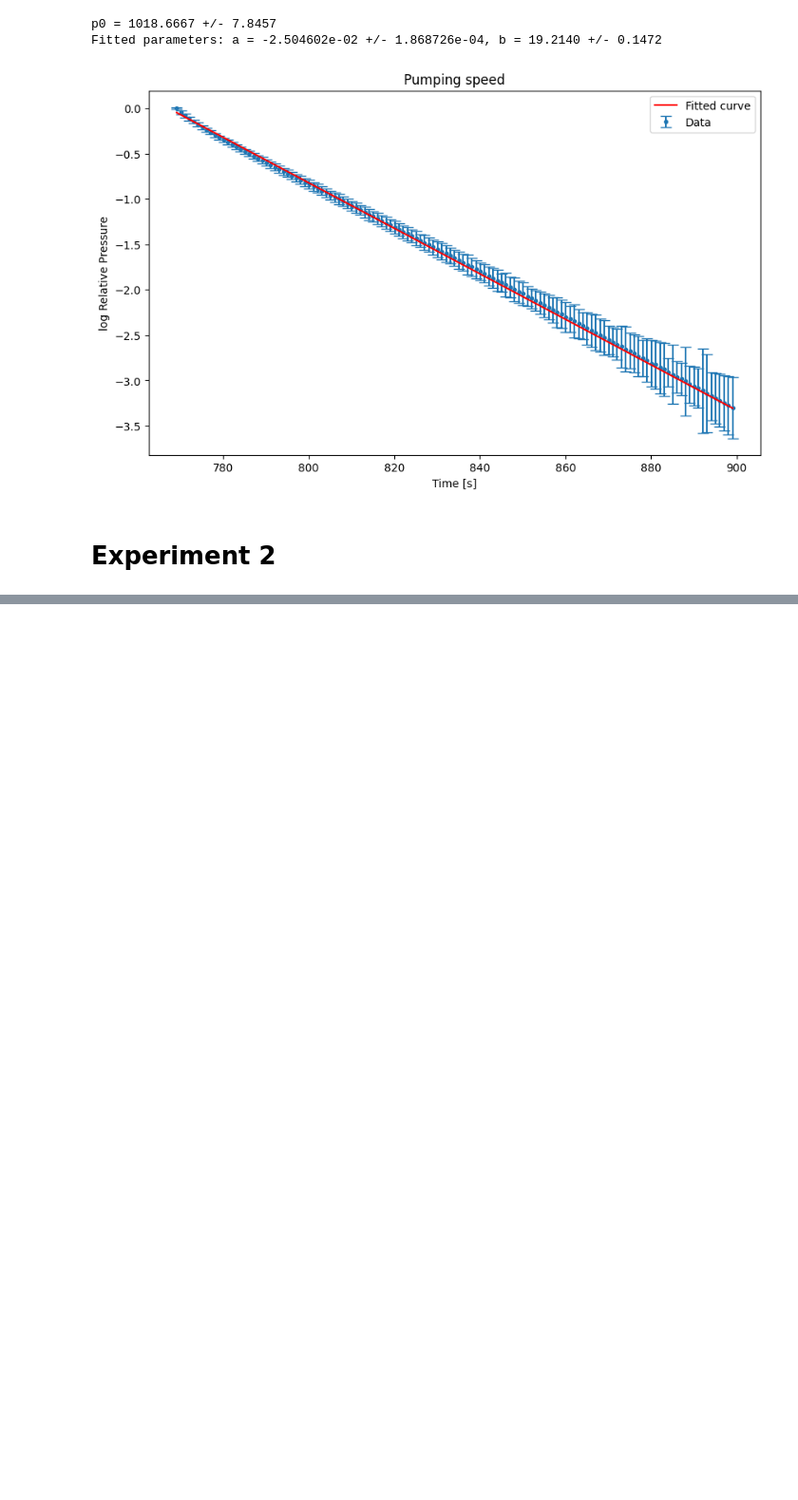
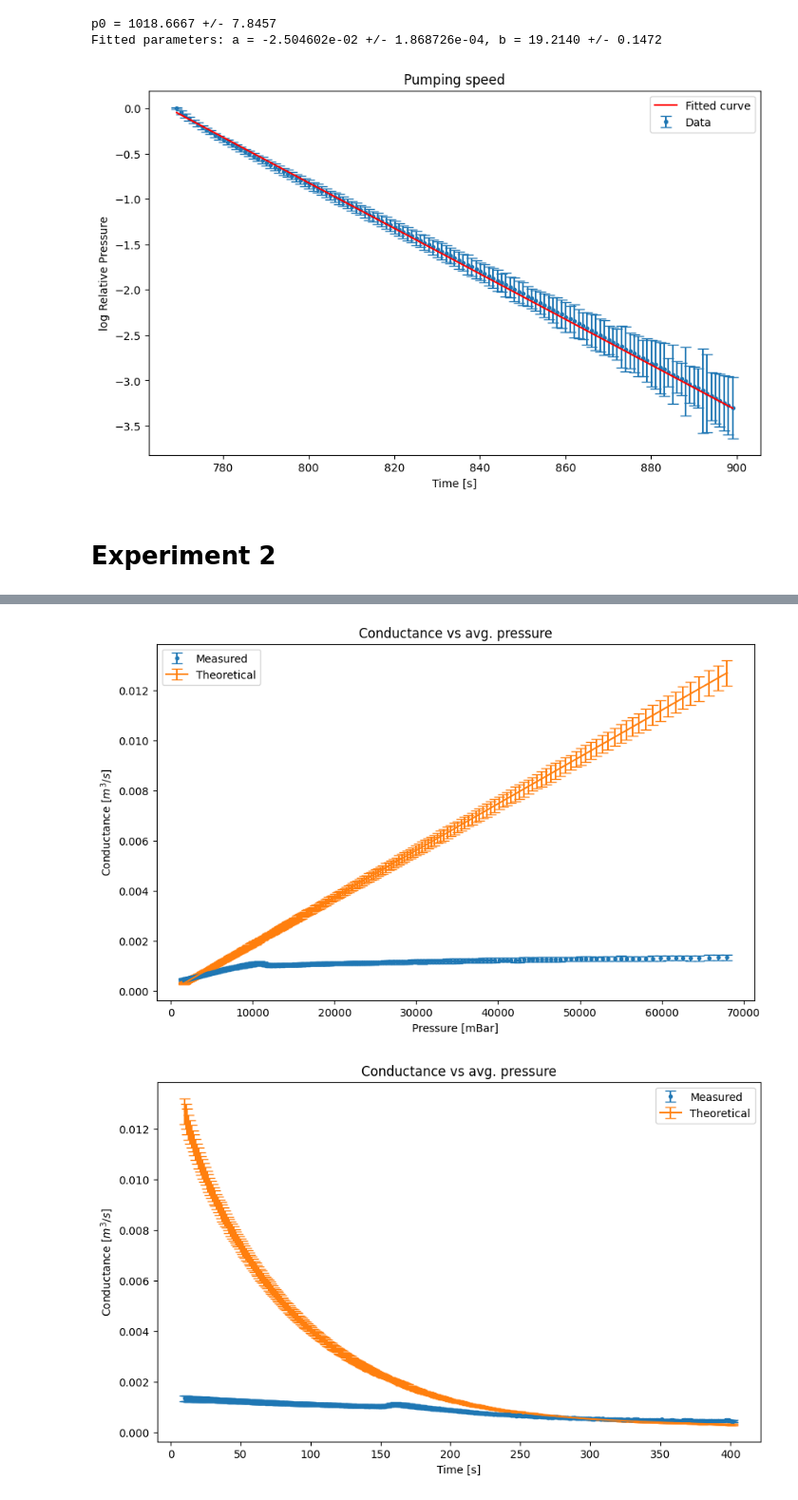
Before and after one commit to MartinOpat/Phys-Lab-Adv, a Jupyter notebook: data_processing.ipynb, the cells around one changed output, grey strips where cells are left out. Shown at 95% size. Drawn from its saved outputs; the diff is of its cells as text; code cells hidden in the pictures; blank space fills up the shorter version.

```diff
--- a/data_processing.ipynb
+++ b/data_processing.ipynb
@@ -153,0 +412,35 @@ Fitted parameters: a = -2.504602e-02 +/- 1.868726e-04, b = 19.2140 +/- 0.1472
+# %%
+# ch1 - above (pp)
+# ch2 - below (p)
+Cm_3mm = S * results_df_c1_3mm["Mean_Ch1"] / (results_df_c2_3mm["Mean_Ch2"] - results_df_c1_3mm["Mean_Ch1"])
+Cm_3mm_err = np.abs(Cm_3mm) * np.sqrt((Serr/S)**2 + (results_df_c2_3mm["Std_Ch2"]/(results_df_c2_3mm["Mean_Ch2"]-results_df_c1_3mm["Mean_Ch1"]))**2 + (results_df_c2_3mm["Mean_Ch2"]/(results_df_c1_3mm["Mean_Ch1"]*(results_df_c2_3mm["Mean_Ch2"]-results_df_c1_3mm["Mean_Ch1"]))*results_df_c1_3mm["Std_Ch1"])**2)
+
+p_avg_3mm = (results_df_c2_3mm["Mean_Ch2"] + results_df_c1_3mm["Mean_Ch1"]) / 2 * 100
+p_avg_3mm_err = np.abs(p_avg_3mm) * np.sqrt((results_df_c2_3mm["Std_Ch2"]/results_df_c2_3mm["Mean_Ch2"])**2 + (results_df_c1_3mm["Std_Ch1"]/results_df_c1_3mm["Mean_Ch1"])**2)
+
+Ct_3mm = np.pi*d3mm**4 / (128*eta*l) * p_avg_3mm
+Ct_3mm_err = np.pi*d3mm**4 / (128*eta*l) * p_avg_3mm_err
+
+cutoff = 10  # Discard the first few points as the pressures are similar and the errors large
+plt.figure(figsize=(10, 6))
+plt.errorbar(p_avg_3mm[cutoff:], Cm_3mm[cutoff:], yerr=Cm_3mm_err[cutoff:], fmt='.', label='Measured', capsize=5)
+plt.errorbar(p_avg_3mm[cutoff:], Ct_3mm[cutoff:], yerr=Ct_3mm_err[cutoff:], label='Theoretical', capsize=5)
+plt.title("Conductance vs avg. pressure")
+plt.xlabel("Pressure [mBar]")
+plt.ylabel(f"Conductance [$m^3/s$]")
+plt.legend()
+plt.show()
+
+# A time plot for double check
+cutoff = 10  # Discard the first few points as the pressures are similar and the errors large
+plt.figure(figsize=(10, 6))
+plt.errorbar(results_df_c1_3mm["Tijd"][cutoff:], Cm_3mm[cutoff:], yerr=Cm_3mm_err[cutoff:], fmt='.', label='Measured', capsize=5)
+plt.errorbar(results_df_c1_3mm["Tijd"][cutoff:], Ct_3mm[cutoff:], yerr=Ct_3mm_err[cutoff:], label='Theoretical', capsize=5)
+plt.title("Conductance vs avg. pressure")
+plt.xlabel("Time [s]")
+plt.ylabel(f"Conductance [$m^3/s$]")
+plt.legend()
+plt.show()
+# %% [output]
+[figure, added]
+[figure, added]
```
Also changed, not shown: parts of 7 cells of this notebook.
